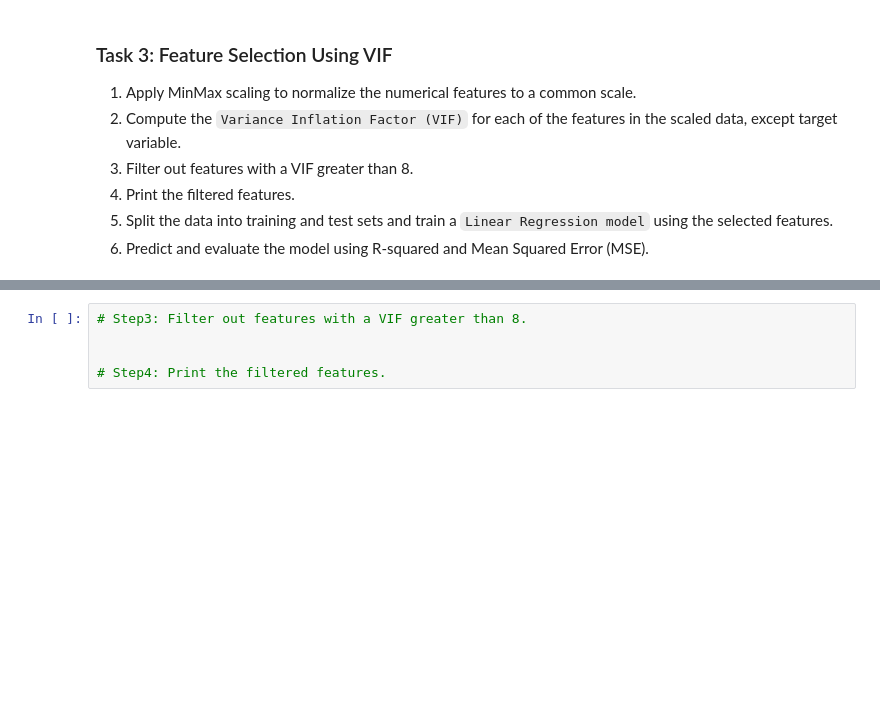
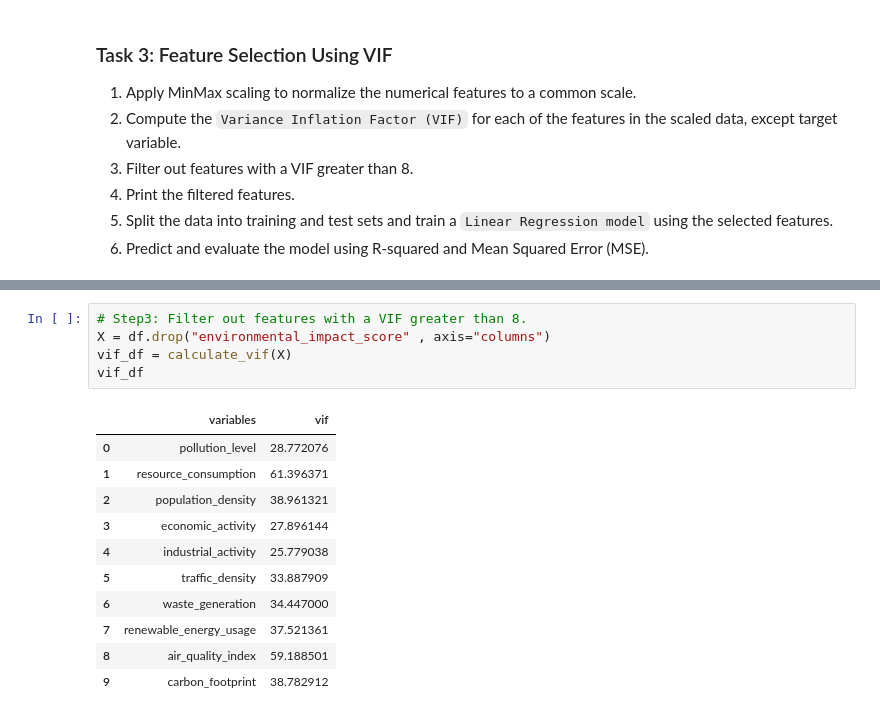
Before and after one commit to imabuzerdatascience/Machine_learning, a Jupyter notebook: 5. Feature_engineering/3.Exercise/environmental impact analysis project.ipynb, the cells around one changed output, grey strips where cells are left out. Saved outputs shown, nothing was run; the diff lists cells and outputs as text; blank space fills up the shorter version.

```diff
--- a/5. Feature_engineering/3.Exercise/environmental impact analysis project.ipynb
+++ b/5. Feature_engineering/3.Exercise/environmental impact analysis project.ipynb
@@ -154,5 +164,17 @@ np.float64(-156.9285178922698)
 # %%
 # Step3: Filter out features with a VIF greater than 8.
-
-
-# Step4: Print the filtered features.
+X = df.drop("environmental_impact_score" , axis="columns")
+vif_df = calculate_vif(X)
+vif_df
+# %% [output]
+|  | variables | vif |
+| 0 | pollution_level | 28.772076 |
+| 1 | resource_consumption | 61.396371 |
+| 2 | population_density | 38.961321 |
+| 3 | economic_activity | 27.896144 |
+| 4 | industrial_activity | 25.779038 |
+| 5 | traffic_density | 33.887909 |
+| 6 | waste_generation | 34.447000 |
+| 7 | renewable_energy_usage | 37.521361 |
+| 8 | air_quality_index | 59.188501 |
+| 9 | carbon_footprint | 38.782912 |
```
Also changed, not shown: parts of 6 cells of this notebook.
